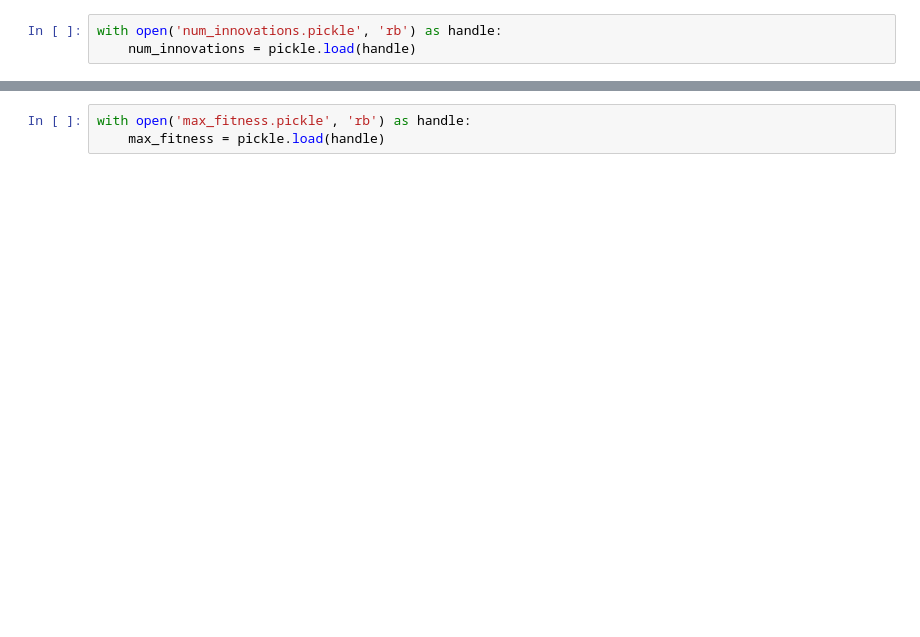
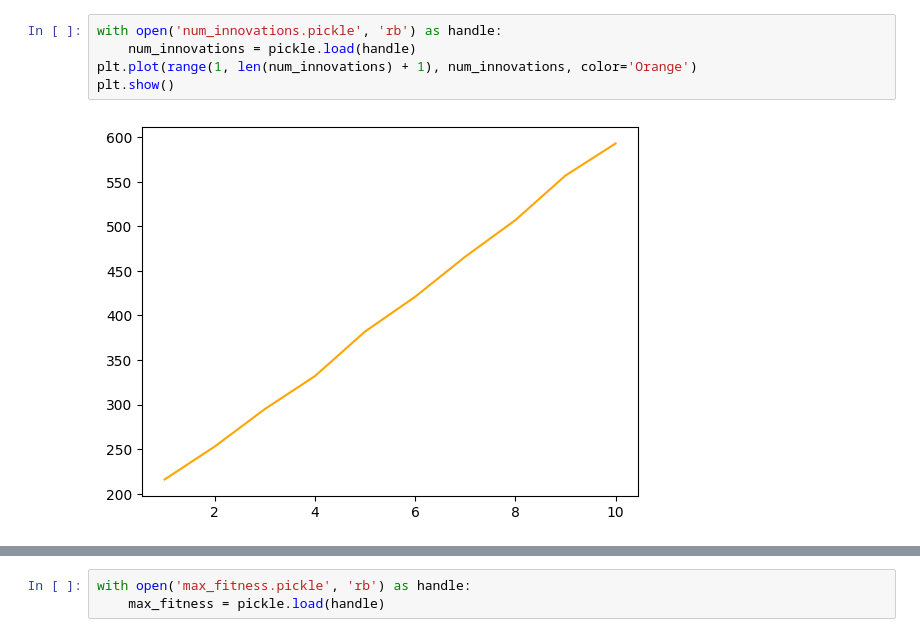
Before and after one commit to drewcurran/COS398_NEAT, a Jupyter notebook: catan_stats.ipynb, the cells around one changed output, grey strips where cells are left out. Saved outputs shown, nothing was run; the diff lists cells and outputs as text; blank space fills up the shorter version.

```diff
--- a/catan_stats.ipynb
+++ b/catan_stats.ipynb
@@ -20,6 +26,10 @@ with open('agent_wins.pickle', 'rb') as handle:
 # %%
 with open('num_innovations.pickle', 'rb') as handle:
     num_innovations = pickle.load(handle)
+plt.plot(range(1, len(num_innovations) + 1), num_innovations, color='Orange')
+plt.show()
+# %% [output]
+[figure, added]
 # %%
 with open('num_species.pickle', 'rb') as handle:
     num_species = pickle.load(handle)
```
Also changed, not shown: parts of 7 cells of this notebook, 8 other files.
